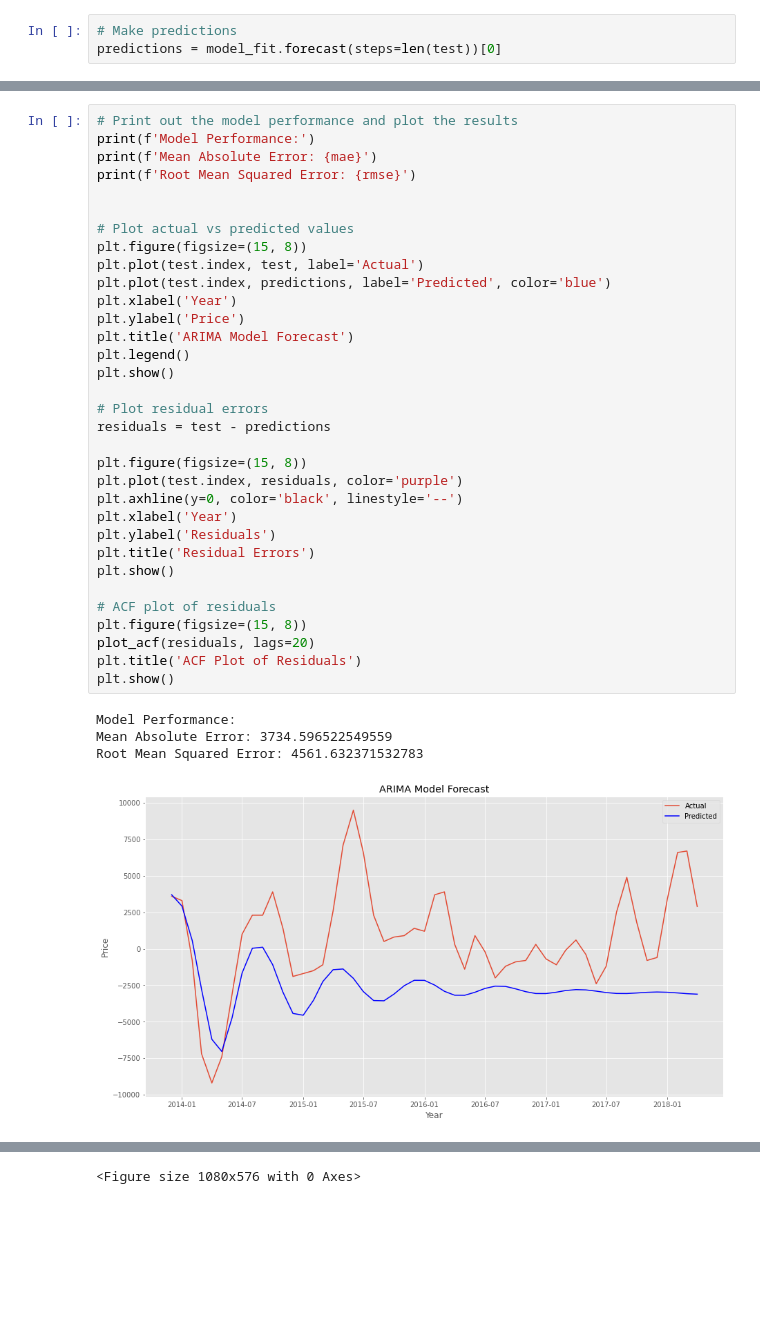
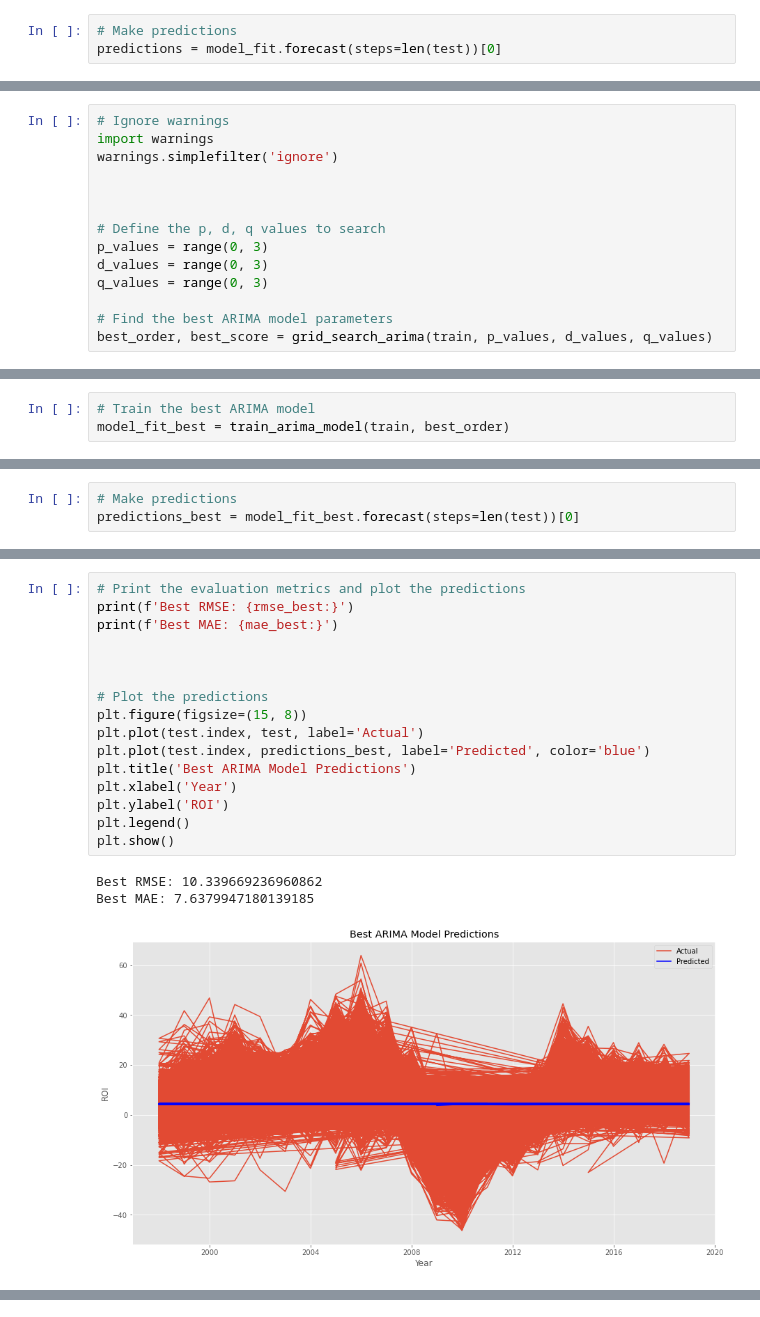
Before and after one commit to mbuvimuia/Time-Series-Analysis-Zillow-Data, a Jupyter notebook: index.ipynb, the cells around one changed output, grey strips where cells are left out. Cells and saved outputs as stored; diff of their text form; blank space fills up the shorter version.

Commit message:
Modelling Done

```diff
--- a/index.ipynb
+++ b/index.ipynb
@@ -523,0 +628,14 @@ Roots
+# %%
+# Ignore warnings
+import warnings
+warnings.simplefilter('ignore')
+
+
+
+# Define the p, d, q values to search
+p_values = range(0, 3)
+d_values = range(0, 3)
+q_values = range(0, 3)
+
+# Find the best ARIMA model parameters
+best_order, best_score = grid_search_arima(train, p_values, d_values, q_values)
@@ -523,0 +658,3 @@ Roots
+# %%
+# Train the best ARIMA model
+model_fit_best = train_arima_model(train, best_order)
@@ -523,0 +686,3 @@ Roots
+# %%
+# Make predictions
+predictions_best = model_fit_best.forecast(steps=len(test))[0]
@@ -524,38 +692,20 @@ Roots
 # %%
-# Print out the model performance and plot the results
-print(f'Model Performance:')
-print(f'Mean Absolute Error: {mae}')
-print(f'Root Mean Squared Error: {rmse}')
+# Print the evaluation metrics and plot the predictions
+print(f'Best RMSE: {rmse_best:}')
+print(f'Best MAE: {mae_best:}')
 
 
-# Plot actual vs predicted values
+
+# Plot the predictions
 plt.figure(figsize=(15, 8))
 plt.plot(test.index, test, label='Actual')
-plt.plot(test.index, predictions, label='Predicted', color='blue')
+plt.plot(test.index, predictions_best, label='Predicted', color='blue')
+plt.title('Best ARIMA Model Predictions')
 plt.xlabel('Year')
-plt.ylabel('Price')
-plt.title('ARIMA Model Forecast')
+plt.ylabel('ROI')
 plt.legend()
 plt.show()
-
-# Plot residual errors
-residuals = test - predictions
-
-plt.figure(figsize=(15, 8))
-plt.plot(test.index, residuals, color='purple')
-plt.axhline(y=0, color='black', linestyle='--')
-plt.xlabel('Year')
-plt.ylabel('Residuals')
-plt.title('Residual Errors')
-plt.show()
-
-# ACF plot of residuals
-plt.figure(figsize=(15, 8))
-plot_acf(residuals, lags=20)
-plt.title('ACF Plot of Residuals')
-plt.show()
 # %% [output]
-Model Performance:
-Mean Absolute Error: 3734.596522549559
-Root Mean Squared Error: 4561.632371532783
+Best RMSE: 10.339669236960862
+Best MAE: 7.6379947180139185
-[figure, old version]
+[figure, new version]
@@ -563 +711,0 @@ Root Mean Squared Error: 4561.632371532783
-<Figure size 1080x576 with 0 Axes>
```
Also changed, not shown: parts of 49 cells of this notebook, 1 other file.
